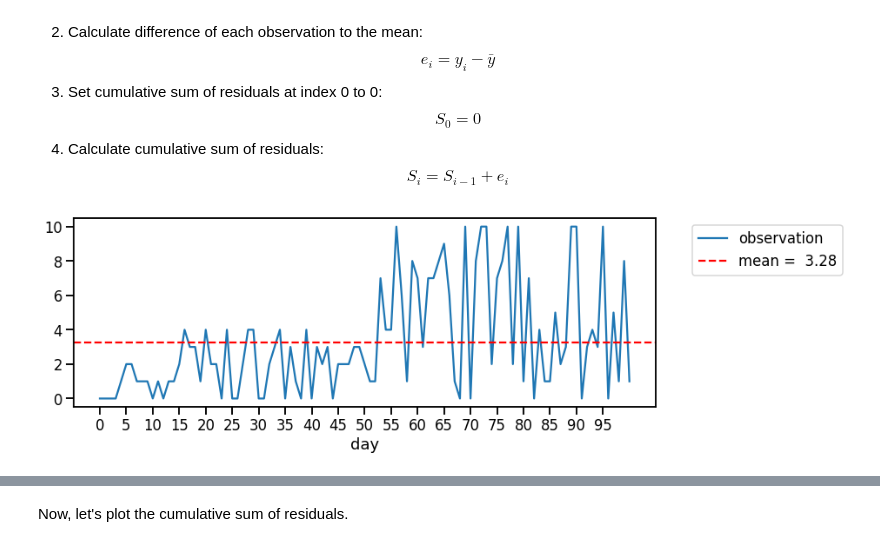
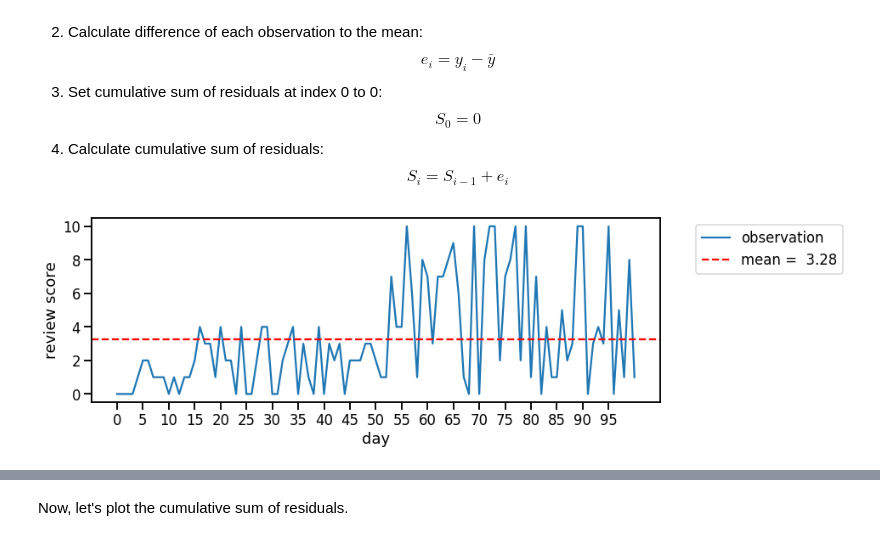
Before and after one commit to elvyna/talk, a Jupyter notebook: Introduction to Change Point Analysis.ipynb, the cells around one changed output, grey strips where cells are left out. Saved outputs shown, nothing was run; the diff lists cells and outputs as text; code cells hidden in the pictures.

```diff
--- a/Introduction to Change Point Analysis.ipynb
+++ b/Introduction to Change Point Analysis.ipynb
@@ -165,24 +166,25 @@ df = calculate_cusum_residuals(df)
 # %%
 f, ax = plt.subplots(figsize=(12,4))
 
 plt.plot(
     df[0],
     label='observation'
 );
 
 plt.axhline(
     y=np.mean(df[0]),
     label='mean =  {:,.2f}'.format(np.mean(df[0])),
     linestyle='--',
     color='red'
 )
 
 plt.legend(bbox_to_anchor=[1.05,1])
 plt.xlabel("day")
+plt.ylabel("review score")
 plt.xticks(np.arange(0,100,5))
 plt.show();
 # %% [output]
-[figure, old version]
+[figure, new version]
 # %%
 f, ax = plt.subplots(figsize=(12,4))
 
```
Also changed, not shown: parts of 9 cells of this notebook.
